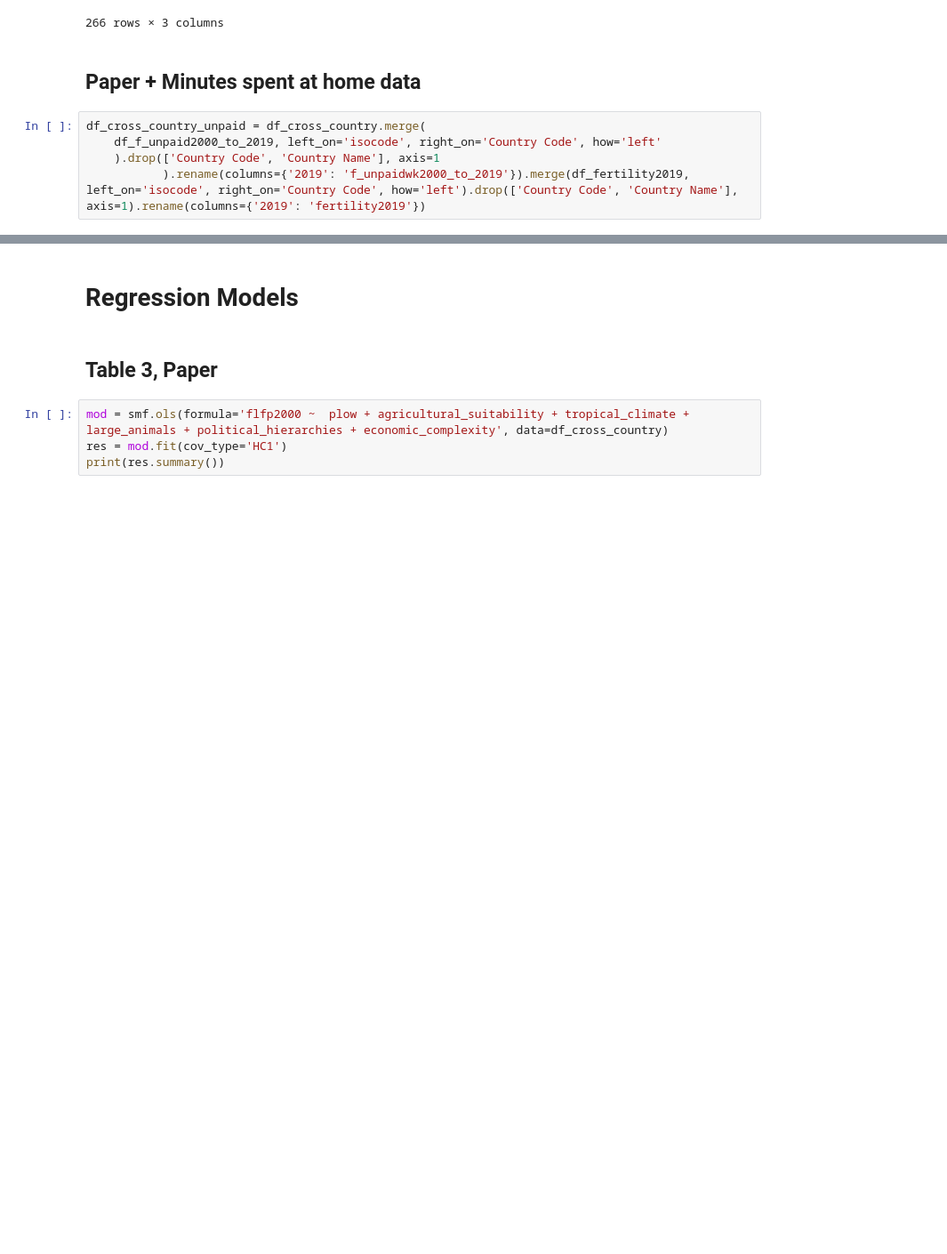
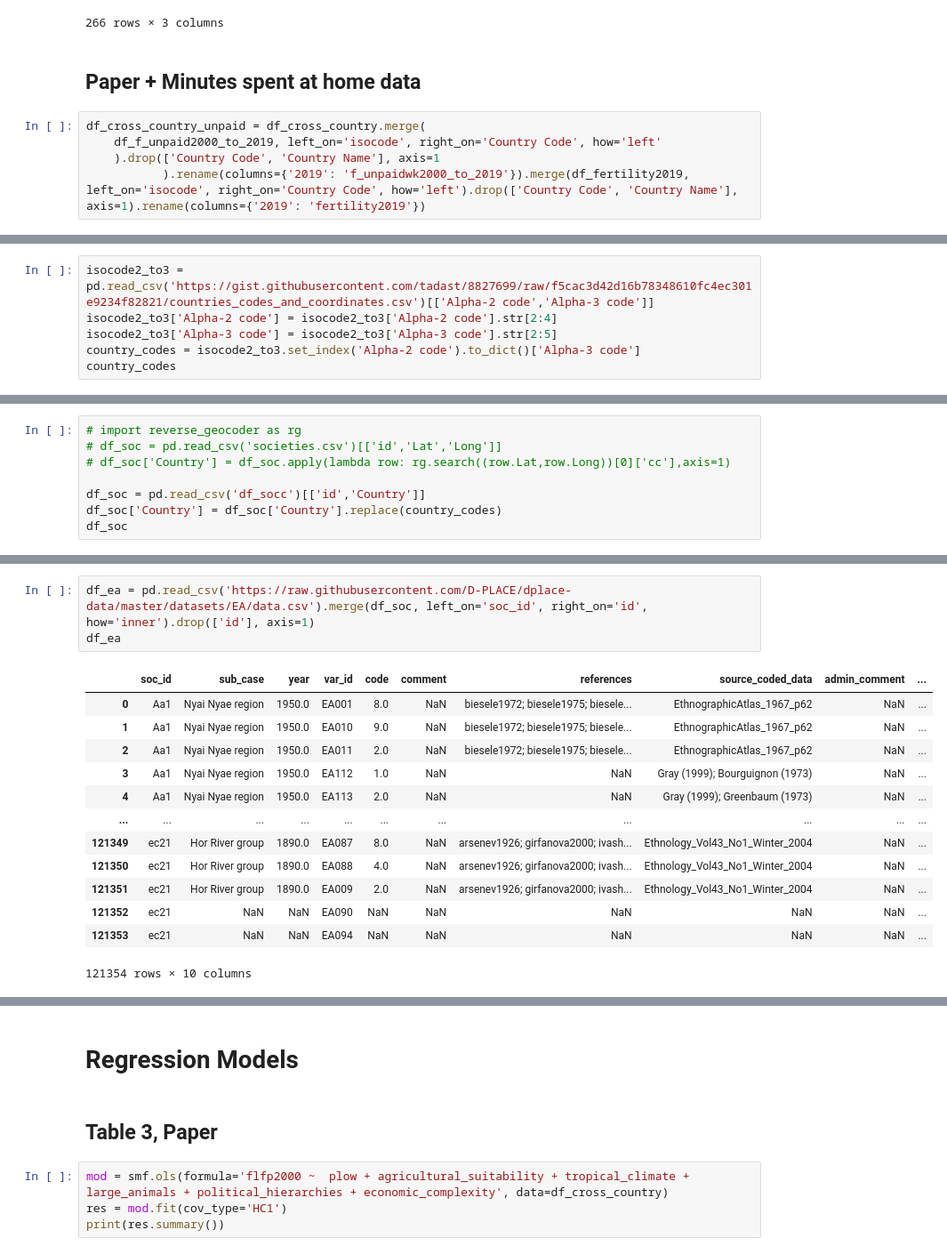
Before and after one commit to rureddish/EPFL_MGT-494_Paper_Extension, a Jupyter notebook: explore.ipynb, the cells around one changed output, grey strips where cells are left out. Shown: that part at 89% size. Drawn from its saved outputs; the diff is of its cells as text; blank space fills up the shorter version.

Commit message:
ethnographic atlas controls

```diff
--- a/explore.ipynb
+++ b/explore.ipynb
@@ -347,0 +352,6 @@ df_cross_country_unpaid = df_cross_country.merge(
+# %%
+isocode2_to3 = pd.read_csv('https://gist.githubusercontent.com/tadast/8827699/raw/f5cac3d42d16b78348610fc4ec301e9234f82821/countries_codes_and_coordinates.csv')[['Alpha-2 code','Alpha-3 code']]
+isocode2_to3['Alpha-2 code'] = isocode2_to3['Alpha-2 code'].str[2:4]
+isocode2_to3['Alpha-3 code'] = isocode2_to3['Alpha-3 code'].str[2:5]
+country_codes = isocode2_to3.set_index('Alpha-2 code').to_dict()['Alpha-3 code']
+country_codes
@@ -347,0 +376,8 @@ df_cross_country_unpaid = df_cross_country.merge(
+# %%
+# import reverse_geocoder as rg
+# df_soc = pd.read_csv('societies.csv')[['id','Lat','Long']]
+# df_soc['Country'] = df_soc.apply(lambda row: rg.search((row.Lat,row.Long))[0]['cc'],axis=1)
+
+df_soc = pd.read_csv('df_socc')[['id','Country']]
+df_soc['Country'] = df_soc['Country'].replace(country_codes)
+df_soc
@@ -347,0 +398,17 @@ df_cross_country_unpaid = df_cross_country.merge(
+# %%
+df_ea = pd.read_csv('https://raw.githubusercontent.com/D-PLACE/dplace-data/master/datasets/EA/data.csv').merge(df_soc, left_on='soc_id', right_on='id', how='inner').drop(['id'], axis=1)
+df_ea
+# %% [output]
+|  | soc_id | sub_case | year | var_id | code | comment | references | source_coded_data | admin_comment | ... |
+| 0 | Aa1 | Nyai Nyae region | 1950.0 | EA001 | 8.0 | NaN | biesele1972; biesele1975; biesele... | EthnographicAtlas_1967_p62 | NaN | ... |
+| 1 | Aa1 | Nyai Nyae region | 1950.0 | EA010 | 9.0 | NaN | biesele1972; biesele1975; biesele... | EthnographicAtlas_1967_p62 | NaN | ... |
+| 2 | Aa1 | Nyai Nyae region | 1950.0 | EA011 | 2.0 | NaN | biesele1972; biesele1975; biesele... | EthnographicAtlas_1967_p62 | NaN | ... |
+| 3 | Aa1 | Nyai Nyae region | 1950.0 | EA112 | 1.0 | NaN | NaN | Gray (1999); Bourguignon (1973) | NaN | ... |
+| 4 | Aa1 | Nyai Nyae region | 1950.0 | EA113 | 2.0 | NaN | NaN | Gray (1999); Greenbaum (1973) | NaN | ... |
+| ... | ... | ... | ... | ... | ... | ... | ... | ... | ... | ... |
+| 121349 | ec21 | Hor River group | 1890.0 | EA087 | 8.0 | NaN | arsenev1926; girfanova2000; ivash... | Ethnology_Vol43_No1_Winter_2004 | NaN | ... |
+| 121350 | ec21 | Hor River group | 1890.0 | EA088 | 4.0 | NaN | arsenev1926; girfanova2000; ivash... | Ethnology_Vol43_No1_Winter_2004 | NaN | ... |
+| 121351 | ec21 | Hor River group | 1890.0 | EA009 | 2.0 | NaN | arsenev1926; girfanova2000; ivash... | Ethnology_Vol43_No1_Winter_2004 | NaN | ... |
+| 121352 | ec21 | NaN | NaN | EA090 | NaN | NaN | NaN | NaN | NaN | ... |
+| 121353 | ec21 | NaN | NaN | EA094 | NaN | NaN | NaN | NaN | NaN | ... |
+121354 rows × 10 columns
```
Also changed, not shown: parts of 46 cells of this notebook, 4 other files.
